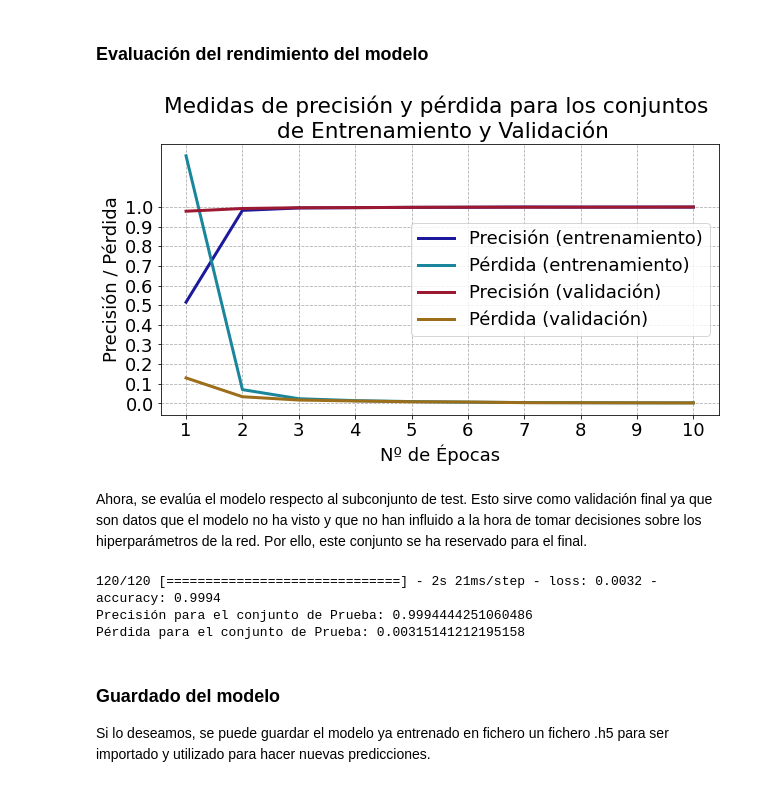
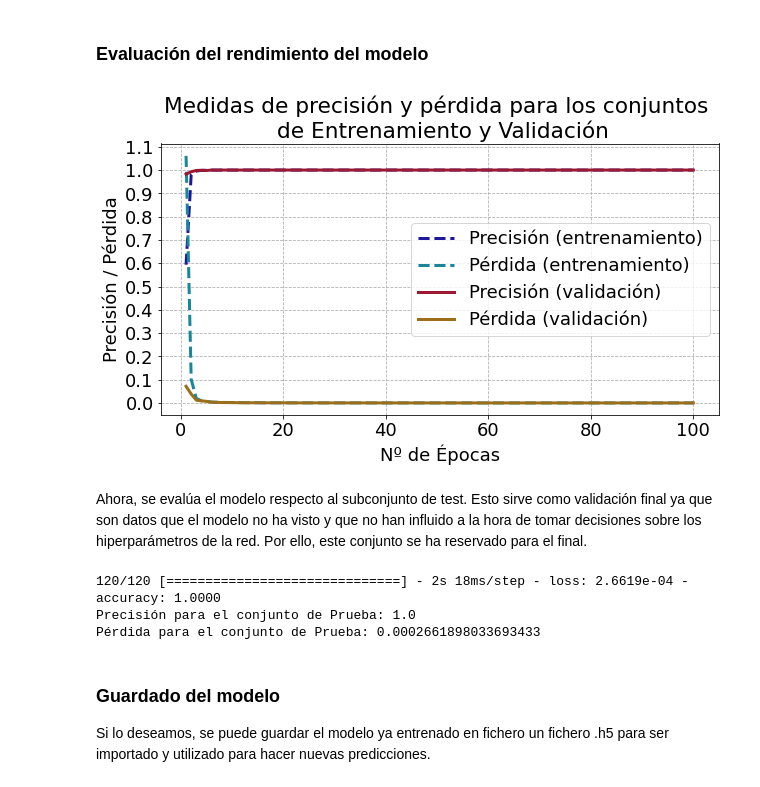
Before and after one commit to carloscabello/keras-cnn, a Jupyter notebook: RedCNN-CarlosNet.ipynb, the cells around one changed output. Saved outputs shown, nothing was run; the diff lists cells and outputs as text; code cells hidden in the pictures.

```diff
--- a/RedCNN-CarlosNet.ipynb
+++ b/RedCNN-CarlosNet.ipynb
@@ -152,7 +151,7 @@ model.compile(loss='categorical_crossentropy',
 history = model.fit(
              train_set,
              steps_per_epoch= steps_per_epoch,
-             epochs=10,
+             epochs=100,
              validation_data=val_set,
              validation_steps= validation_steps,
              verbose=2)
@@ -182,34 +178,34 @@ Epoch 10/10
 # %%
 from matplotlib import rc
 import matplotlib.image as mpimg
 import matplotlib.pyplot as plt
 from numpy import arange
 
 acc      = history.history['accuracy']
 val_acc  = history.history['val_accuracy']
 loss     = history.history['loss']
 val_loss = history.history['val_loss']
 
 epochs   = range(1,len(acc)+1,1)
 
 font = {'size'   : 18}
 rc('font', **font)
 plt.figure(figsize=(10,5))
-plt.xticks(epochs)
-plt.yticks(arange(0,1.1,.1))
-plt.plot ( epochs, acc, '#1d199c', label='Precisión (entrenamiento)', linewidth=3)
-plt.plot ( epochs, loss, '#19869c', label='Pérdida (entrenamiento)', linewidth=3)
+#plt.xticks(epochs)
+plt.yticks(arange(0,max(max(loss),max(val_loss),1.)+.1,.1))
+plt.plot ( epochs, acc, '#1d199c', label='Precisión (entrenamiento)', linewidth=3, linestyle='--')
+plt.plot ( epochs, loss, '#19869c', label='Pérdida (entrenamiento)', linewidth=3, linestyle='--')
 plt.plot ( epochs, val_acc,  '#9c1931', label='Precisión (validación)', linewidth=3)
 plt.plot ( epochs, val_loss,  '#9c6e19', label='Pérdida (validación)', linewidth=3)
 
 plt.title ('Medidas de precisión y pérdida para los conjuntos \n de Entrenamiento y Validación')
 plt.ylabel('Precisión / Pérdida')
 plt.xlabel('Nº de Épocas')
 
 plt.legend()
 plt.grid(b=None, which='major', axis='both', linestyle='--')
 # %% [output]
-[figure, old version]
+[figure, new version]
 # %% [markdown]
 Ahora, se evalúa el modelo respecto al subconjunto de test. Esto sirve como validación final ya que son datos que el modelo no ha visto y que no han influido a la hora de tomar decisiones sobre los hiperparámetros de la red. Por ello, este conjunto se ha reservado para el final.
 # %%
@@ -226,9 +222,9 @@ loss_test   = metrics_test['loss']
 print(f"Precisión para el conjunto de Prueba: {acc_test}")
 print(f"Pérdida para el conjunto de Prueba: {loss_test}")
 # %% [output]
-120/120 [==============================] - 2s 21ms/step - loss: 0.0032 - accuracy: 0.9994
-Precisión para el conjunto de Prueba: 0.9994444251060486
-Pérdida para el conjunto de Prueba: 0.00315141212195158
+120/120 [==============================] - 2s 18ms/step - loss: 2.6619e-04 - accuracy: 1.0000
+Precisión para el conjunto de Prueba: 1.0
+Pérdida para el conjunto de Prueba: 0.0002661898033693433
 # %% [markdown]
 ### Guardado del modelo
 Si lo deseamos, se puede guardar el modelo ya entrenado en fichero un fichero .h5 para ser importado y utilizado para hacer nuevas predicciones.
```
Also changed, not shown: parts of 10 cells of this notebook, 3 other files.
